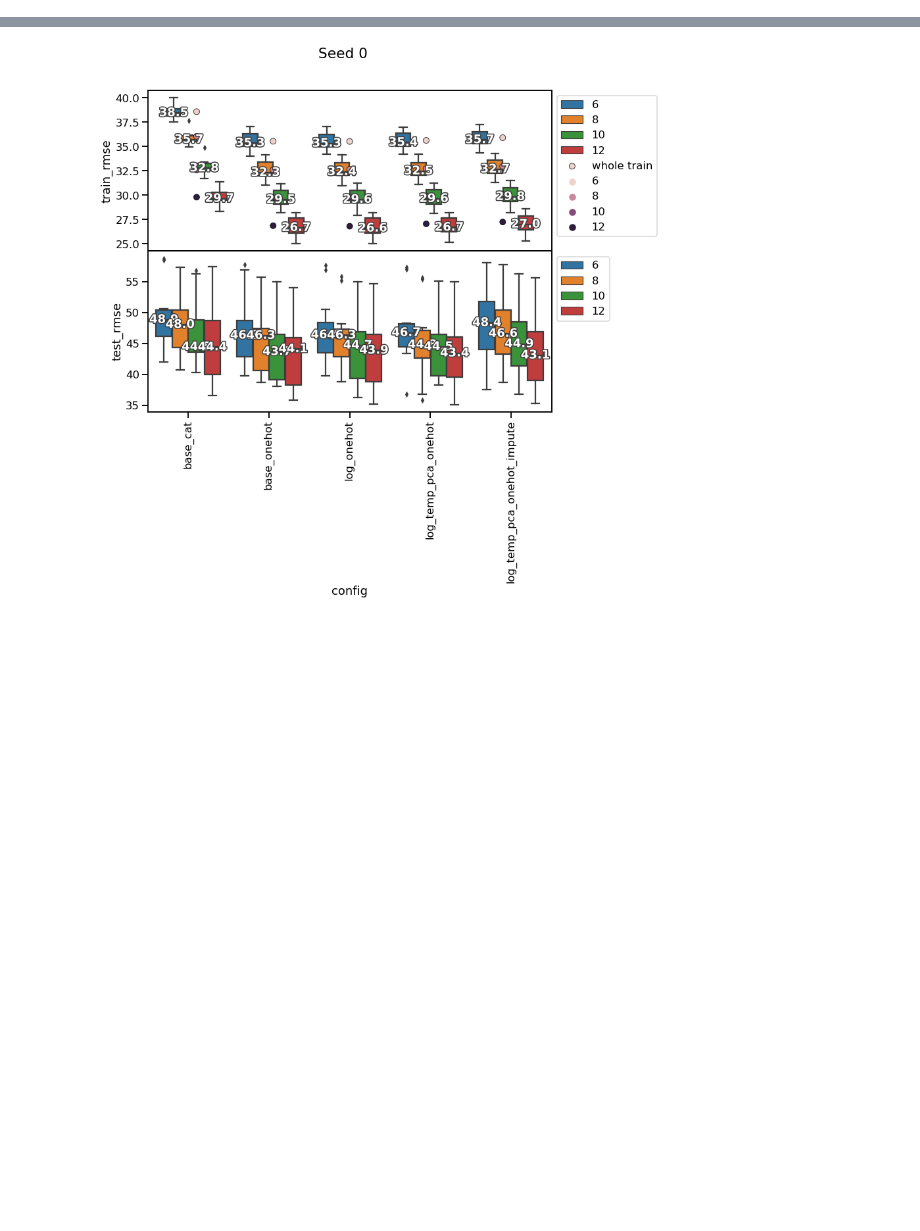
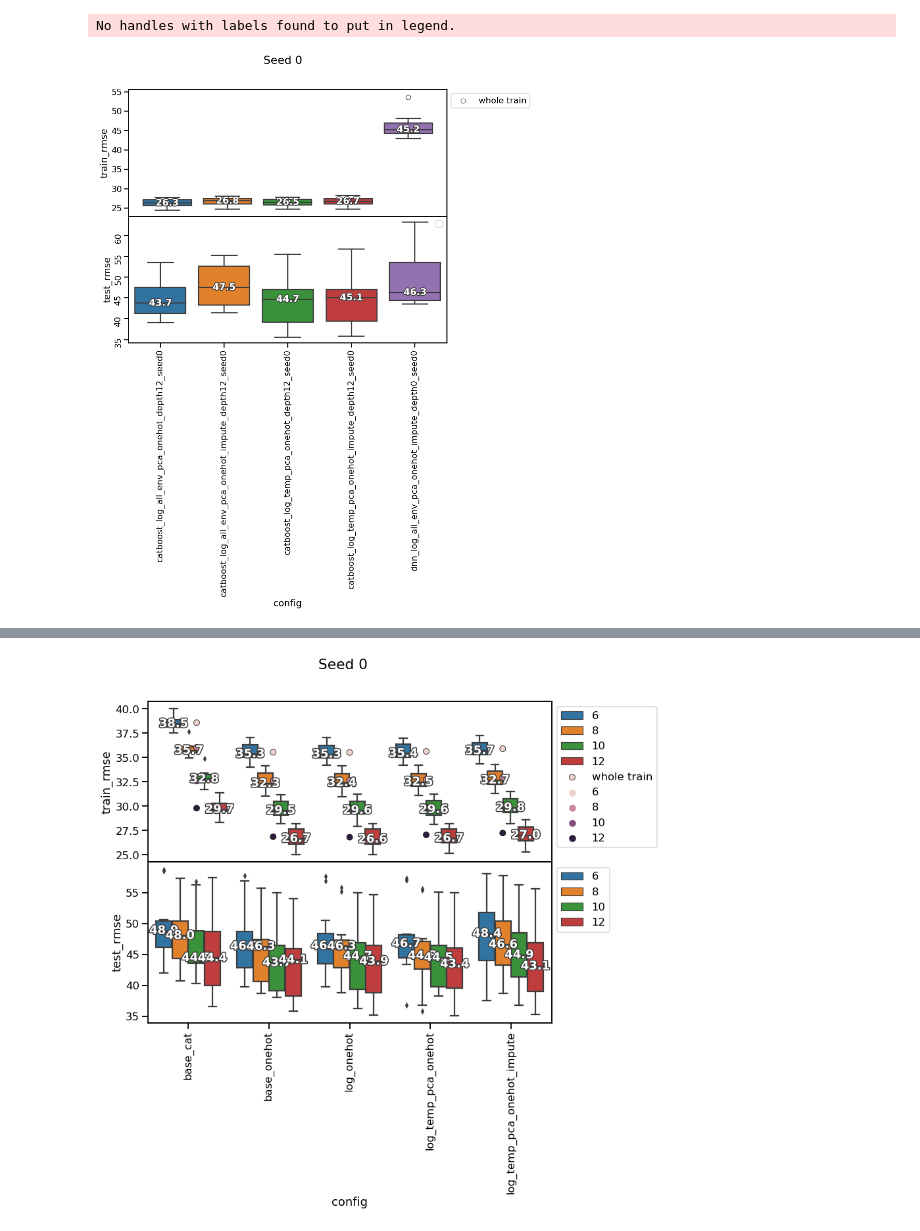
Before and after one commit to hannahpu/widsdatathon2022, a Jupyter notebook: notebook/model_comparison_eda.ipynb, the cells around one changed output, grey strips where cells are left out. Cells and saved outputs as stored; diff of their text form; code cells hidden in the pictures; blank space fills up the shorter version.

```diff
--- a/notebook/model_comparison_eda.ipynb
+++ b/notebook/model_comparison_eda.ipynb
@@ -81,8 +123,25 @@ def combine_rmse_results(config_name_list, depth_list=[6, 8, 10, 12], seed_list=
                 print(f"{config_name}_depth{depth}_seed{seed}.csv not found")
         rmse_df = rmse_df.reset_index(drop=True)
     return rmse_df
+
+
+def combine_rmse_results_from_dir(dir_name):
+    rmse_df = pd.DataFrame()
+    all_files = glob.glob(f"{dir_name}/dnn*.csv") + glob.glob(f"{dir_name}/cat*.csv")
+    for f in all_files:
+        config_name = f.replace(f"{dir_name}/", "").replace(".csv", "")
+        try:
+            print(f"Loading {f}")
+            _df = pd.read_csv(f).assign(config=config_name, seed=0)
+            rmse_df = pd.concat([rmse_df, _df], axis=0)
+        except:
+            print(f"{f} not found/loaded")
+    rmse_df = rmse_df.reset_index(drop=True)
+    return rmse_df
 # %% [output]
 [interactive output not drawn]
 # %%
-rmse_df = combine_rmse_results(feature_dict.keys())
+# rmse_df = combine_rmse_results(feature_dict.keys())
+rmse_df = combine_rmse_results_from_dir(dir_name)
+rmse_df
 # %% [output]
@@ -105,12 +170,12 @@ log_temp_precip_pca_onehot_depth12_seed9.csv not found
 [interactive output not drawn]
 # %%
-def plot_train_and_test_rmse(rmse_df, seed):
+def plot_train_and_test_rmse(rmse_df, seed, hue="depth"):
     fig, axes = plt.subplots(figsize=(11, 9), nrows=2)
     sns.boxplot(
         data=rmse_df.query("method == 'loyo' and seed == @seed").sort_values("config"),
         x="config",
         y="train_rmse",
-        hue="depth",
+        hue=hue,
         ax=axes[0],
     )
     add_median_labels(axes[0])
@@ -124,7 +189,7 @@ def plot_train_and_test_rmse(rmse_df, seed):
         color="white",
         edgecolor="k",
         label="whole train",
-        hue="depth",
+        hue=hue,
     )
     _ = axes[0].set_xticklabels([])
     axes[0].legend(bbox_to_anchor=(1, 1))
@@ -133,13 +198,18 @@ def plot_train_and_test_rmse(rmse_df, seed):
         data=rmse_df.sort_values("config"),
         x="config",
         y="test_rmse",
-        hue="depth",
+        hue=hue,
         ax=axes[1],
     )
-    _ = axes[1].set_xticklabels(ax.get_xticklabels(), rotation=90)
+    _ = axes[1].tick_params(labelrotation=90)
     axes[1].legend(bbox_to_anchor=(1, 1))
     add_median_labels(axes[1])
     fig.subplots_adjust(hspace=0)
     fig.suptitle(f"Seed {seed}")
 # %% [output]
 [interactive output not drawn]
+# %%
+plot_train_and_test_rmse(rmse_df, 0, hue=None)
+# %% [output]
+No handles with labels found to put in legend.
+[figure, added]
```
Also changed, not shown: parts of 4 cells of this notebook.
